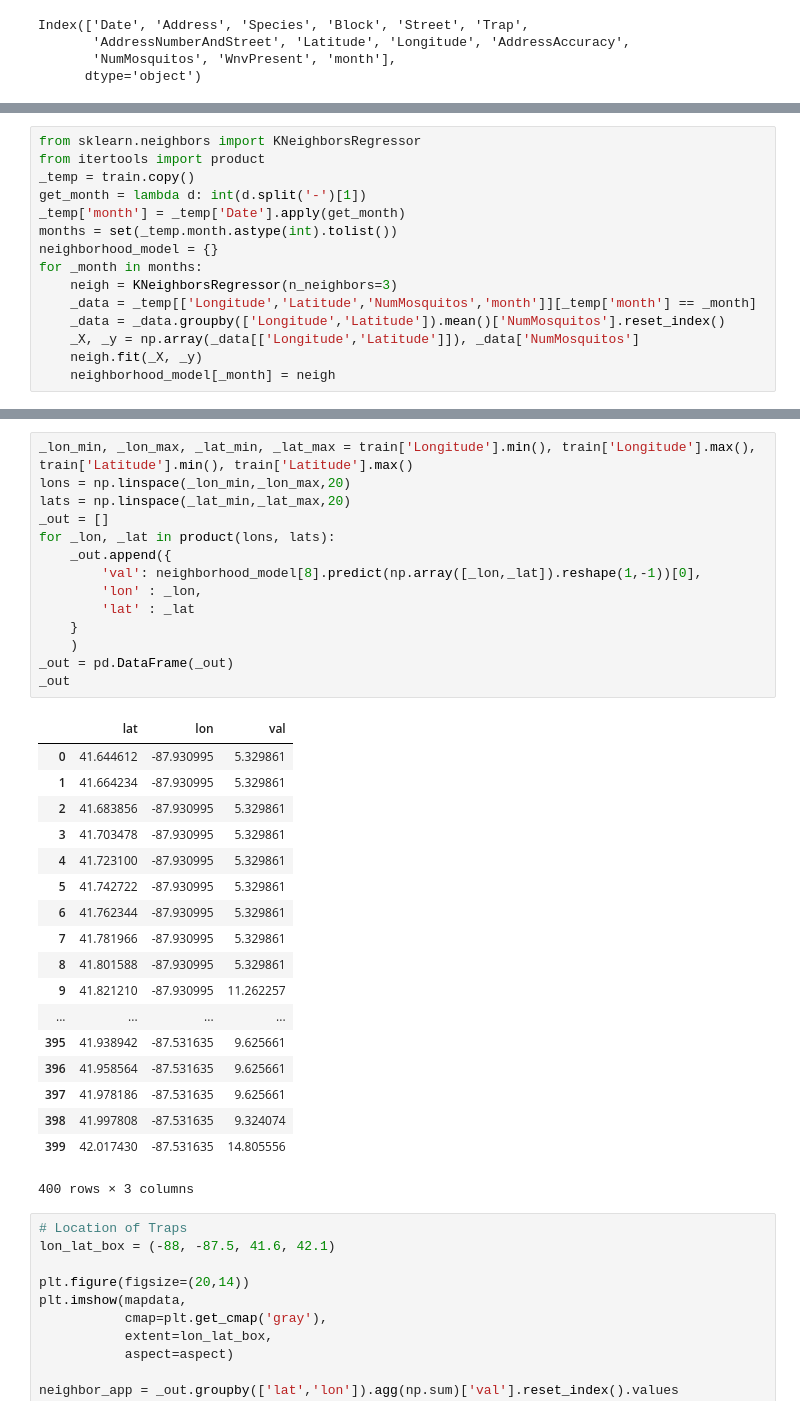
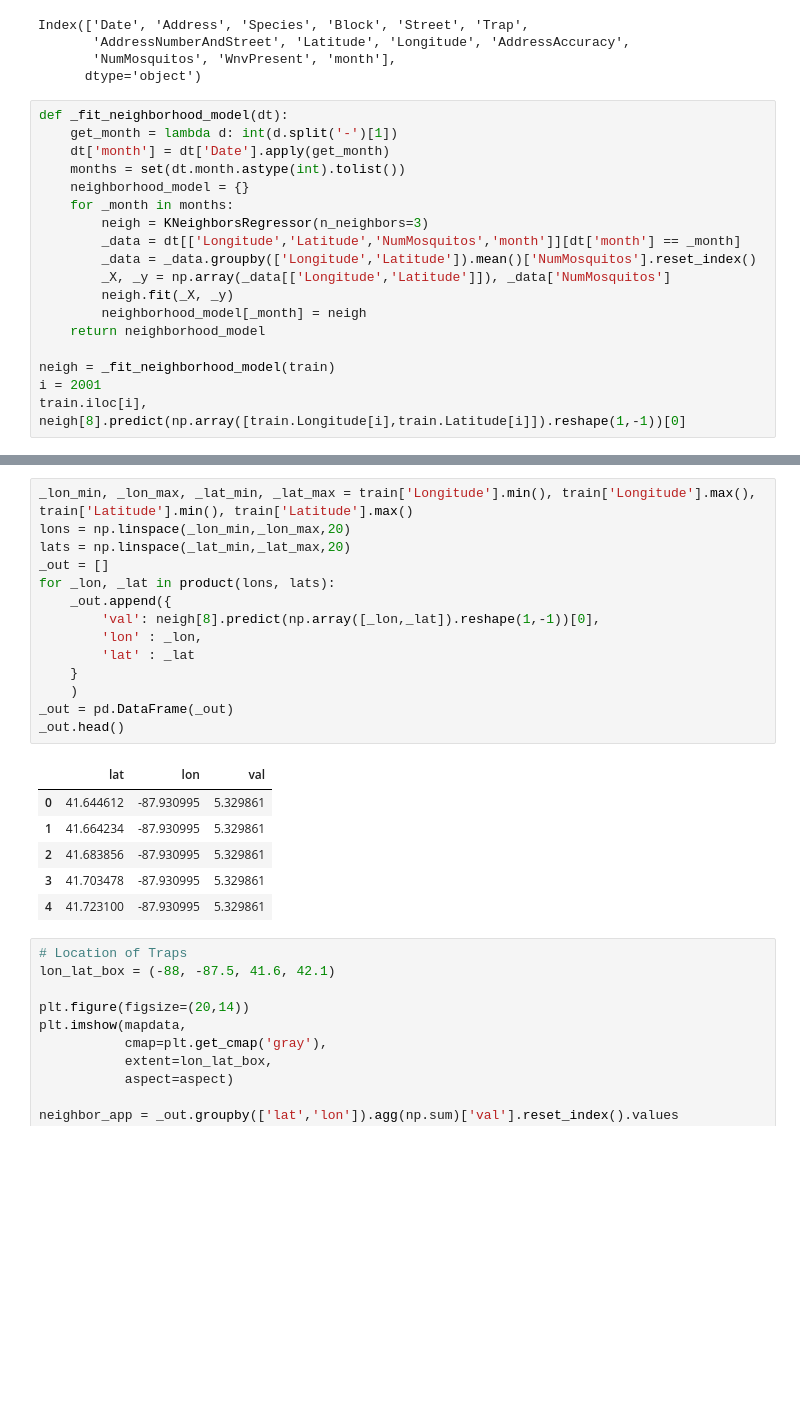
Before and after one commit to dzorlu/west_nile, a Jupyter notebook: src/west_nile_virus_analysis.ipynb, the cells around one changed output, grey strips where cells are left out. Cells and saved outputs as stored; diff of their text form; blank space fills up the shorter version.

```diff
--- a/src/west_nile_virus_analysis.ipynb
+++ b/src/west_nile_virus_analysis.ipynb
@@ -159,3 +161,21 @@ Index(['Date', 'Address', 'Species', 'Block', 'Street', 'Trap',
        'AddressNumberAndStreet', 'Latitude', 'Longitude', 'AddressAccuracy',
        'NumMosquitos', 'WnvPresent', 'month'],
       dtype='object')
+# %%
+def _fit_neighborhood_model(dt):
+    get_month = lambda d: int(d.split('-')[1])
+    dt['month'] = dt['Date'].apply(get_month)
+    months = set(dt.month.astype(int).tolist())
+    neighborhood_model = {}
+    for _month in months:
+        neigh = KNeighborsRegressor(n_neighbors=3)
+        _data = dt[['Longitude','Latitude','NumMosquitos','month']][dt['month'] == _month]
+        _data = _data.groupby(['Longitude','Latitude']).mean()['NumMosquitos'].reset_index()
+        _X, _y = np.array(_data[['Longitude','Latitude']]), _data['NumMosquitos']
+        neigh.fit(_X, _y)
+        neighborhood_model[_month] = neigh
+    return neighborhood_model
+
+neigh = _fit_neighborhood_model(train)
+i = 2001
+train.iloc[i], neigh[8].predict(np.array([train.Longitude[i],train.Latitude[i]]).reshape(1,-1))[0]
@@ -171,15 +205,0 @@ _data.head()
-# %%
-from sklearn.neighbors import KNeighborsRegressor
-from itertools import product
-_temp = train.copy()
-get_month = lambda d: int(d.split('-')[1])
-_temp['month'] = _temp['Date'].apply(get_month)
-months = set(_temp.month.astype(int).tolist())
-neighborhood_model = {}
-for _month in months:
-    neigh = KNeighborsRegressor(n_neighbors=3)
-    _data = _temp[['Longitude','Latitude','NumMosquitos','month']][_temp['month'] == _month]
-    _data = _data.groupby(['Longitude','Latitude']).mean()['NumMosquitos'].reset_index()
-    _X, _y = np.array(_data[['Longitude','Latitude']]), _data['NumMosquitos']
-    neigh.fit(_X, _y)
-    neighborhood_model[_month] = neigh
@@ -186,36 +239,24 @@ for _month in months:
 # %%
 _lon_min, _lon_max, _lat_min, _lat_max = train['Longitude'].min(), train['Longitude'].max(), train['Latitude'].min(), train['Latitude'].max()
 lons = np.linspace(_lon_min,_lon_max,20)
 lats = np.linspace(_lat_min,_lat_max,20)
 _out = []
 for _lon, _lat in product(lons, lats):
     _out.append({
-        'val': neighborhood_model[8].predict(np.array([_lon,_lat]).reshape(1,-1))[0],
+        'val': neigh[8].predict(np.array([_lon,_lat]).reshape(1,-1))[0],
         'lon' : _lon,
         'lat' : _lat
     }
     )
 _out = pd.DataFrame(_out)
-_out
+_out.head()
 # %% [output]
 |  | lat | lon | val |
 | 0 | 41.644612 | -87.930995 | 5.329861 |
 | 1 | 41.664234 | -87.930995 | 5.329861 |
 | 2 | 41.683856 | -87.930995 | 5.329861 |
 | 3 | 41.703478 | -87.930995 | 5.329861 |
 | 4 | 41.723100 | -87.930995 | 5.329861 |
-| 5 | 41.742722 | -87.930995 | 5.329861 |
-| 6 | 41.762344 | -87.930995 | 5.329861 |
-| 7 | 41.781966 | -87.930995 | 5.329861 |
-| 8 | 41.801588 | -87.930995 | 5.329861 |
-| 9 | 41.821210 | -87.930995 | 11.262257 |
-| ... | ... | ... | ... |
-| 395 | 41.938942 | -87.531635 | 9.625661 |
-| 396 | 41.958564 | -87.531635 | 9.625661 |
-| 397 | 41.978186 | -87.531635 | 9.625661 |
-| 398 | 41.997808 | -87.531635 | 9.324074 |
-| 399 | 42.017430 | -87.531635 | 14.805556 |
-400 rows × 3 columns
 # %%
 # Location of Traps
 lon_lat_box = (-88, -87.5, 41.6, 42.1)
```
Also changed, not shown: parts of 11 cells of this notebook, 10 other files.
